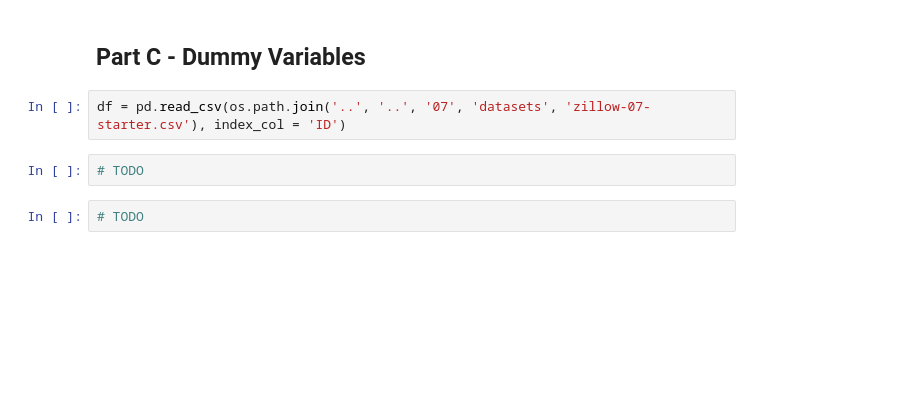
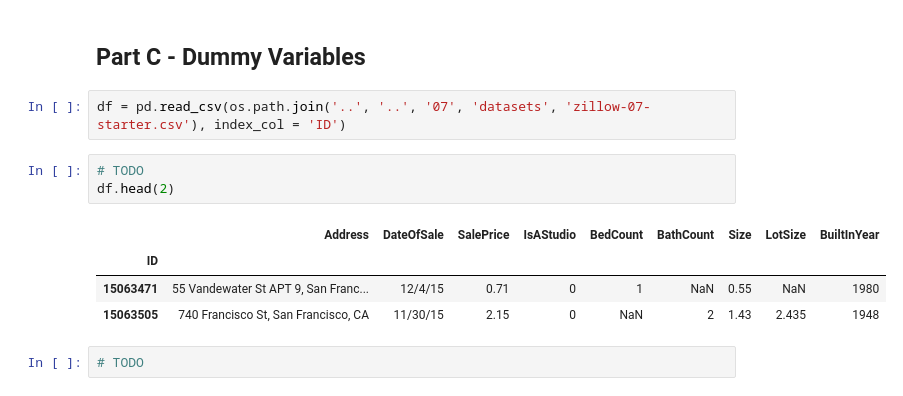
Before and after one commit to guoruijiao/sf-dat-21, a Jupyter notebook: classes/07/code/codealong-07.ipynb, the cells around one changed output. Drawn from its saved outputs; the diff is of its cells as text; blank space fills up the shorter version.

```diff
--- a/classes/07/code/codealong-07.ipynb
+++ b/classes/07/code/codealong-07.ipynb
@@ -402,6 +402,12 @@ OLS Regression Results
 df = pd.read_csv(os.path.join('..', '..', '07', 'datasets', 'zillow-07-starter.csv'), index_col = 'ID')
 # %%
 # TODO
+df.head(2)
+# %% [output]
+|  | Address | DateOfSale | SalePrice | IsAStudio | BedCount | BathCount | Size | LotSize | BuiltInYear |
+| ID |  |  |  |  |  |  |  |  |  |
+| 15063471 | 55 Vandewater St APT 9, San Franc... | 12/4/15 | 0.71 | 0 | 1 | NaN | 0.55 | NaN | 1980 |
+| 15063505 | 740 Francisco St, San Francisco, CA | 11/30/15 | 2.15 | 0 | NaN | 2 | 1.43 | 2.435 | 1948 |
 # %%
 # TODO
 # %% [markdown]
```
Also changed, not shown: parts of 16 cells of this notebook, 1 other file.
